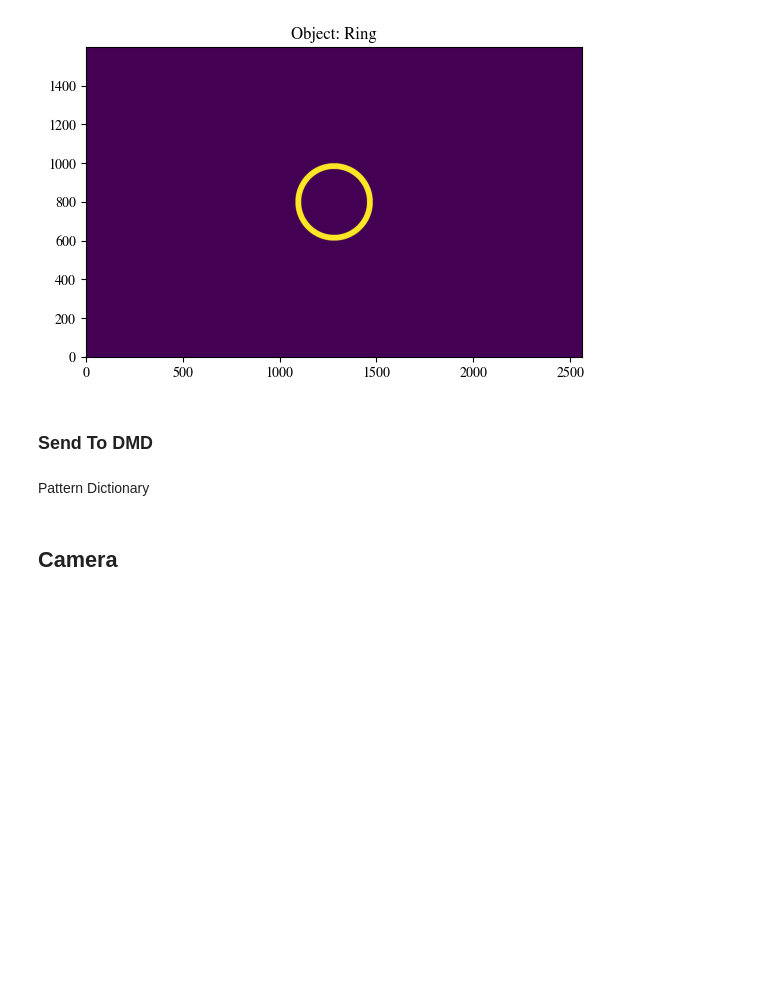
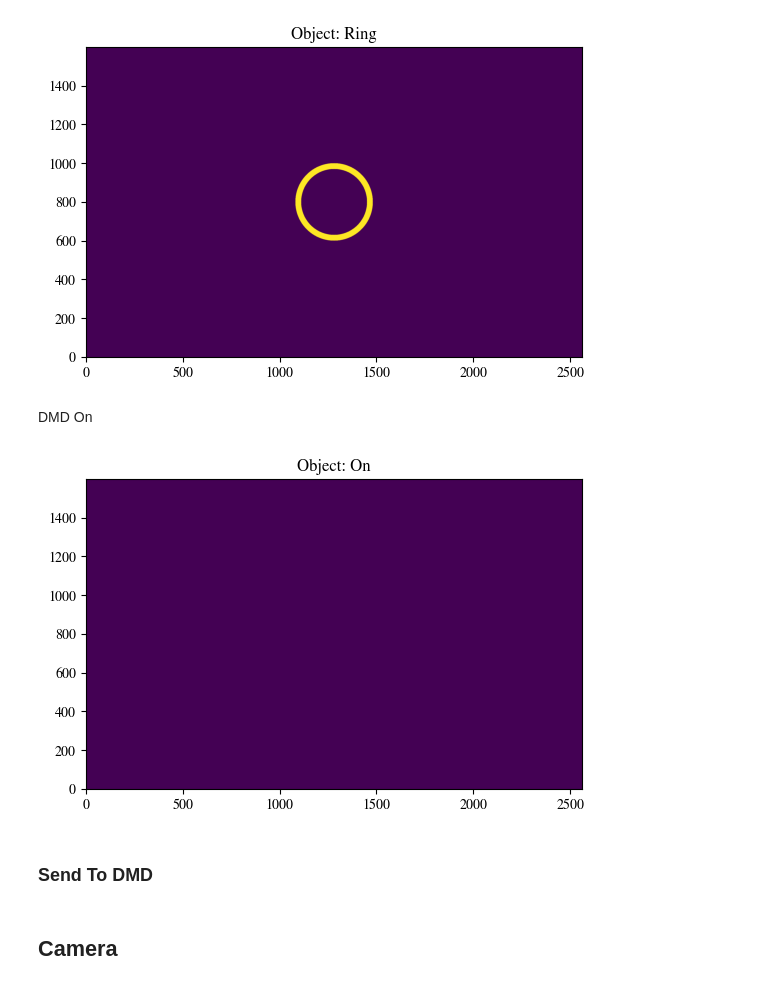
Before and after one commit to LJones-physics/lab_control, a Jupyter notebook: Experiment_Control.ipynb, the cells around one changed output. Saved outputs shown, nothing was run; the diff lists cells and outputs as text; code cells hidden in the pictures; blank space fills up the shorter version.

```diff
--- a/Experiment_Control.ipynb
+++ b/Experiment_Control.ipynb
@@ -197,7 +201,24 @@ plt.title("Object: Ring")
 plt.show()
 # %% [output]
 [figure]
+# %% [markdown]
+DMD On
+# %%
+# Object matrix
+On = np.ones((matrix_height, matrix_width))*255
+#On[:1000, :1000] = 255
+
+
+
+
+# Convert to uint8
+On = On.astype(np.uint8)
+
+# Display
+plt.imshow(On, origin='lower')
+plt.title("Object: On")
+plt.show()
+# %% [output]
+[figure, added]
 # %% [markdown]
 ### Send To DMD
-# %% [markdown]
-Pattern Dictionary
```
Also changed, not shown: parts of 7 cells of this notebook, 2 other files.
